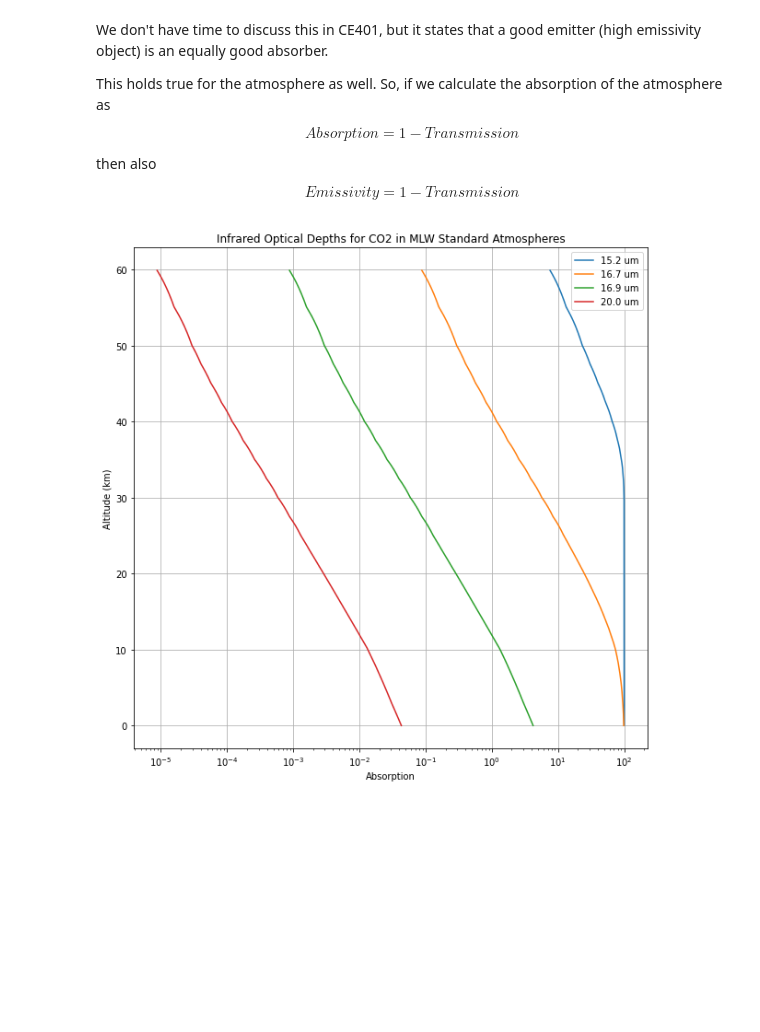
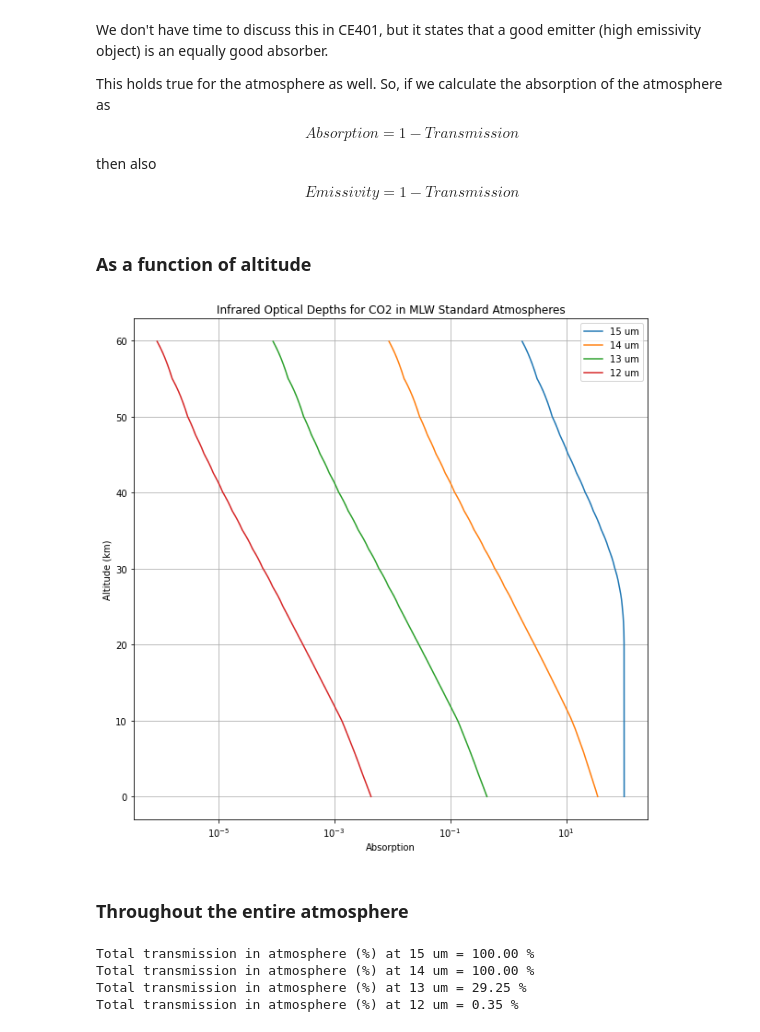
Before and after one commit to vonw/CE401, a Jupyter notebook: _build/jupyter_execute/chapter4/InfraredAbsorptionByTheAtmosphere.ipynb, the cells around one changed output. Cells and saved outputs as stored; diff of their text form; code cells hidden in the pictures; blank space fills up the shorter version.

```diff
--- a/_build/jupyter_execute/chapter4/InfraredAbsorptionByTheAtmosphere.ipynb
+++ b/_build/jupyter_execute/chapter4/InfraredAbsorptionByTheAtmosphere.ipynb
@@ -221,19 +220,19 @@ So, the optical depth can now be calculated for each layer of the atmosphere by
 
 Accurate radiative transfer models of the atmosphere account for all of this issues.
 # %%
-Ka_15_2 = 9000
-Ka_16_7 = 100
-Ka_16_9 = 1
-Ka_20_0 = 0.01
+Ka_15 = 2000
+Ka_14 = 10
+Ka_13 = 0.1
+Ka_12 = 0.001
 
 rhoCO2 = mlw.airDensity[:-1] * mlw.co2[:-1]/1e6     # Convert from ppmv to percent fraction
 dz   = np.diff(mlw.altitude) * 1000                 # Calculate the height of each layer by differencing levels; meters
 
 # Calculate and plot the optical depth at 14.6 um for CO2 for the MLW Standard Atmosphere.
-mlw['od_15_2'] = Ka_15_2 * rhoCO2 * dz
-mlw['od_16_7'] = Ka_16_7 * rhoCO2 * dz
-mlw['od_16_9'] = Ka_16_9 * rhoCO2 * dz
-mlw['od_20_0'] = Ka_20_0 * rhoCO2 * dz
+mlw['od_15'] = Ka_15 * rhoCO2 * dz
+mlw['od_14'] = Ka_14 * rhoCO2 * dz
+mlw['od_13'] = Ka_13 * rhoCO2 * dz
+mlw['od_12'] = Ka_12 * rhoCO2 * dz
 # %%
 fig, ax = plt.subplots(figsize=(10,10))
 
@@ -253,8 +254,8 @@ ax.legend(['15.2 um','16.7 um','16.9 um','20.0 um']);
 # %%
-mlw['T_15_2'] = np.exp(-mlw.od_15_2) * 100
-mlw['T_16_7'] = np.exp(-mlw.od_16_7) * 100
-mlw['T_16_9'] = np.exp(-mlw.od_16_9) * 100
-mlw['T_20_0'] = np.exp(-mlw.od_20_0) * 100
+mlw['T_15'] = np.exp(-mlw.od_15) * 100
+mlw['T_14'] = np.exp(-mlw.od_14) * 100
+mlw['T_13'] = np.exp(-mlw.od_13) * 100
+mlw['T_12'] = np.exp(-mlw.od_12) * 100
 # %%
 fig, ax = plt.subplots(figsize=(10,10))
 
@@ -288,22 +322,37 @@ $$ Absorption = 1 - Transmission $$
 then also
 
 $$ Emissivity = 1 - Transmission $$
+# %% [markdown]
+### As a function of altitude
 # %%
-mlw['A_15_2'] = (1. - np.exp(-mlw.od_15_2)) * 100        # Convert from fraction to percent
-mlw['A_16_7'] = (1. - np.exp(-mlw.od_16_7)) * 100
-mlw['A_16_9'] = (1. - np.exp(-mlw.od_16_9)) * 100
-mlw['A_20_0'] = (1. - np.exp(-mlw.od_20_0)) * 100
+mlw['A_15'] = (1. - np.exp(-mlw.od_15)) * 100        # Convert from fraction to percent
+mlw['A_14'] = (1. - np.exp(-mlw.od_14)) * 100
+mlw['A_13'] = (1. - np.exp(-mlw.od_13)) * 100
+mlw['A_12'] = (1. - np.exp(-mlw.od_12)) * 100
 # %%
 fig, ax = plt.subplots(figsize=(10,10))
 
-mlw.plot(ax=ax, x='A_15_2', y='altitude', logx=True)
-mlw.plot(ax=ax, x='A_16_7', y='altitude', logx=True)
-mlw.plot(ax=ax, x='A_16_9', y='altitude', logx=True)
-mlw.plot(ax=ax, x='A_20_0', y='altitude', logx=True)
+mlw.plot(ax=ax, x='A_15', y='altitude', logx=True)
+mlw.plot(ax=ax, x='A_14', y='altitude', logx=True)
+mlw.plot(ax=ax, x='A_13', y='altitude', logx=True)
+mlw.plot(ax=ax, x='A_12', y='altitude', logx=True)
 ax.grid()
 ax.set_xlabel('Absorption');
 ax.set_ylabel('Altitude (km)');
 ax.set_title('Infrared Optical Depths for CO2 in MLW Standard Atmospheres');
-ax.legend(['15.2 um','16.7 um','16.9 um','20.0 um']);
+ax.legend(['15 um','14 um','13 um','12 um']);
 # %% [output]
-[figure, old version]
+[figure, new version]
+# %% [markdown]
+### Throughout the entire atmosphere
+# %%
+# Print results
+print(f'Total transmission in atmosphere (%) at 15 um = {(1 - Ttotal_15)*100:.2f} %')
+print(f'Total transmission in atmosphere (%) at 14 um = {(1 - Ttotal_14)*100:.2f} %')
+print(f'Total transmission in atmosphere (%) at 13 um = {(1 - Ttotal_13)*100:.2f} %')
+print(f'Total transmission in atmosphere (%) at 12 um = {(1 - Ttotal_12)*100:.2f} %')
+# %% [output]
+Total transmission in atmosphere (%) at 15 um = 100.00 %
+Total transmission in atmosphere (%) at 14 um = 100.00 %
+Total transmission in atmosphere (%) at 13 um = 29.25 %
+Total transmission in atmosphere (%) at 12 um = 0.35 %
```
Also changed, not shown: parts of 8 cells of this notebook, 13 other files.
